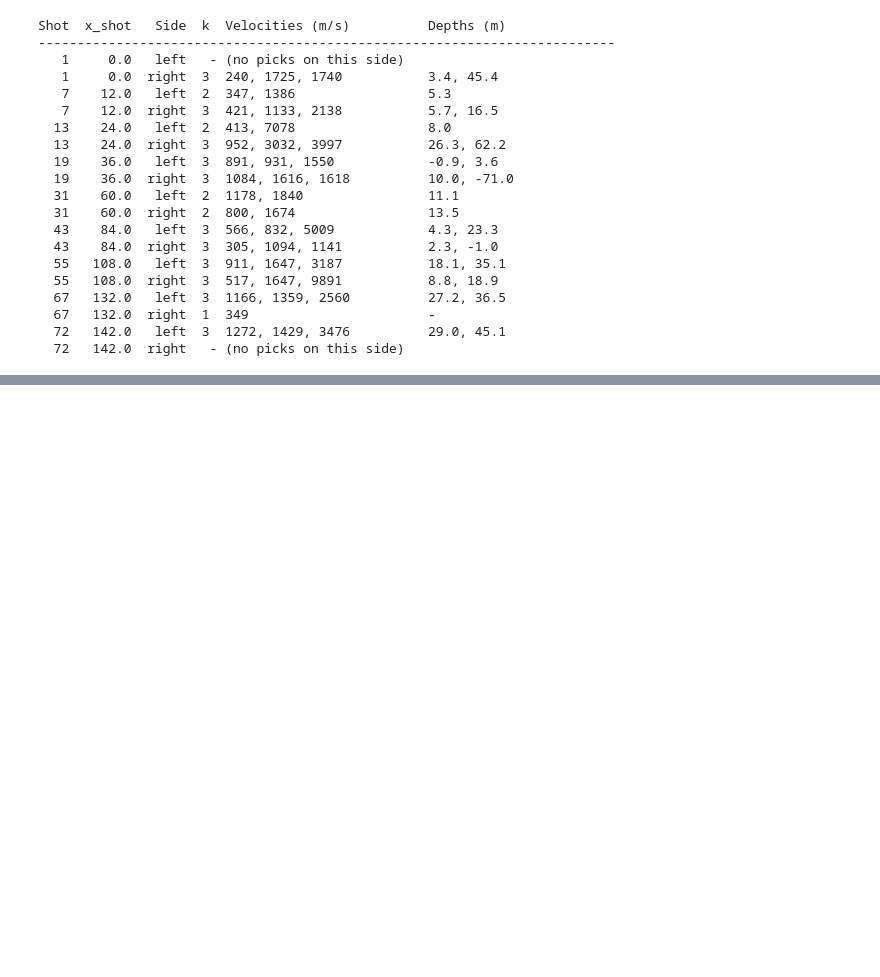
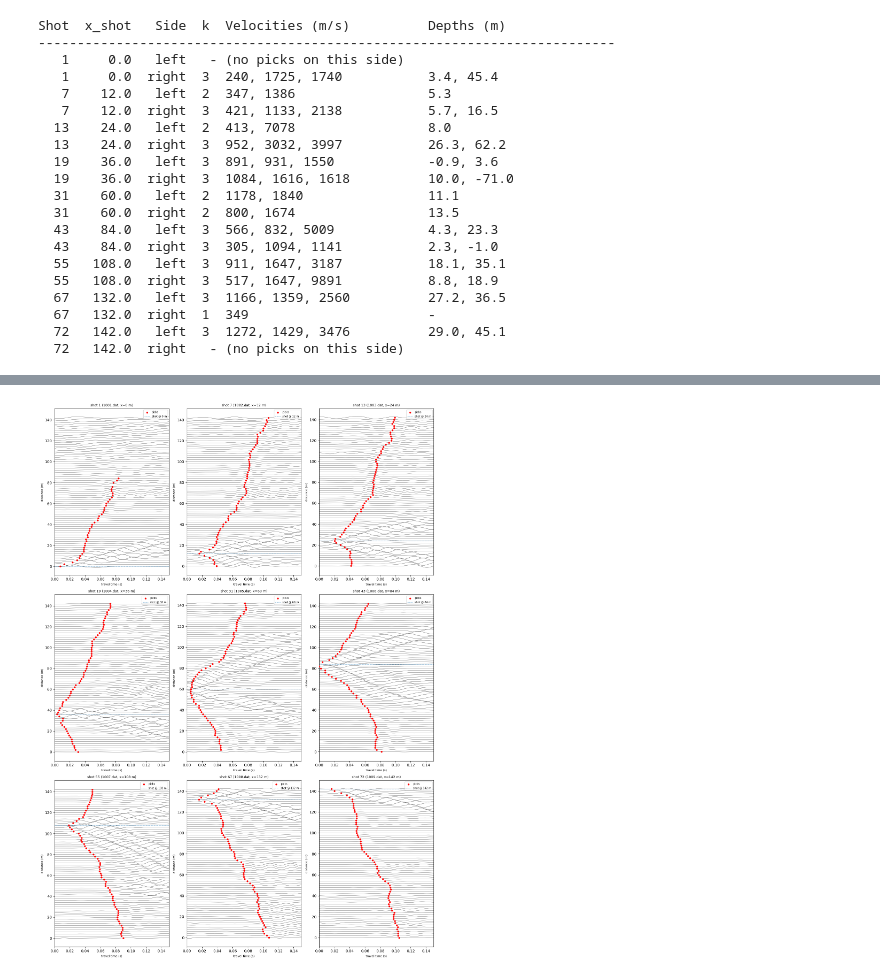
Before and after one commit to rrdickinson/2026_field_session_travertine, a Jupyter notebook: Critter_Spring/Code/critter_springs_wiggles - Copy.ipynb, the cells around one changed output, grey strips where cells are left out. Cells and saved outputs as stored; diff of their text form; code cells hidden in the pictures; blank space fills up the shorter version.

```diff
--- a/Critter_Spring/Code/critter_springs_wiggles - Copy.ipynb
+++ b/Critter_Spring/Code/critter_springs_wiggles - Copy.ipynb
@@ -333,0 +342,75 @@ Shot  x_shot   Side  k  Velocities (m/s)          Depths (m)
+# %%
+# QC: wiggles with picks overlaid for every shot
+# .dat file number -> shot index in the picks file. Adjust here if the order differs.
+shot_to_file = {
+    1:  "1001.dat",
+    7:  "1002.dat",
+    13: "1003.dat",
+    19: "1004.dat",
+    31: "1005.dat",
+    43: "1006.dat",
+    55: "1007.dat",
+    67: "1008.dat",
+    72: "1009.dat",
+}
+
+freqmin, freqmax = 5.0, 40.0   # bandpass matching the pick file "40-5hz"
+separation       = 2           # geophone spacing (m)
+xlim_t           = (0, 0.15)   # zoom to first arrivals (s)
+
+ncols = 3
+nrows = math.ceil(len(shot_indices) / ncols)
+fig, axes = plt.subplots(nrows, ncols, figsize=(5*ncols, 7*nrows))
+axes = axes.flatten()
+
+for idx, s in enumerate(shot_indices):
+    ax = axes[idx]
+    s  = int(s)
+    fname = shot_to_file.get(s)
+    if fname is None:
+        ax.set_title(f"shot {s}: no .dat mapping", fontsize=9)
+        ax.axis('off')
+        continue
+
+    try:
+        st = read(f"../Data/{fname}")
+    except Exception as e:
+        ax.set_title(f"shot {s}: cannot read {fname}\n{e}", fontsize=8)
+        ax.axis('off')
+        continue
+
+    st_f = st.copy().filter("bandpass", freqmin=freqmin, freqmax=freqmax,
+                            corners=4, zerophase=True)
+
+    for ch in range(len(st_f)):
+        tr = st_f[ch]
+        amax = abs(tr.data).max()
+        if amax > 0:
+            ax.plot(tr.times(), 0.8*separation*tr.data/amax + ch*separation,
+                    color='black', lw=0.4)
+
+    # overlay picks for this shot
+    sel = meas_all[:, 0].astype(int) == s
+    g_picks = meas_all[sel, 1].astype(int)
+    t_picks = meas_all[sel, 2]
+    y_picks = (g_picks - 1) * separation
+    ax.scatter(t_picks, y_picks, color='red', s=14, zorder=10, label='picks')
+
+    # mark shot position
+    x_shot = sensors_all[s - 1, 0]
+    ax.axhline(x_shot, color='tab:blue', linestyle='--', lw=0.8, alpha=0.7,
+               label=f'shot @ {x_shot:.0f} m')
+
+    ax.set_xlim(xlim_t)
+    ax.set_title(f"shot {s} ({fname}, x={x_shot:.0f} m)", fontsize=9)
+    ax.set_xlabel("travel time (s)", fontsize=8)
+    ax.set_ylabel("distance (m)", fontsize=8)
+    ax.legend(fontsize=7, loc='upper right')
+
+for j in range(len(shot_indices), len(axes)):
+    axes[j].axis('off')
+
+plt.tight_layout()
+plt.show()
+# %% [output]
+[figure, added]
```
Also changed, not shown: parts of 3 cells of this notebook, 6 other files.
